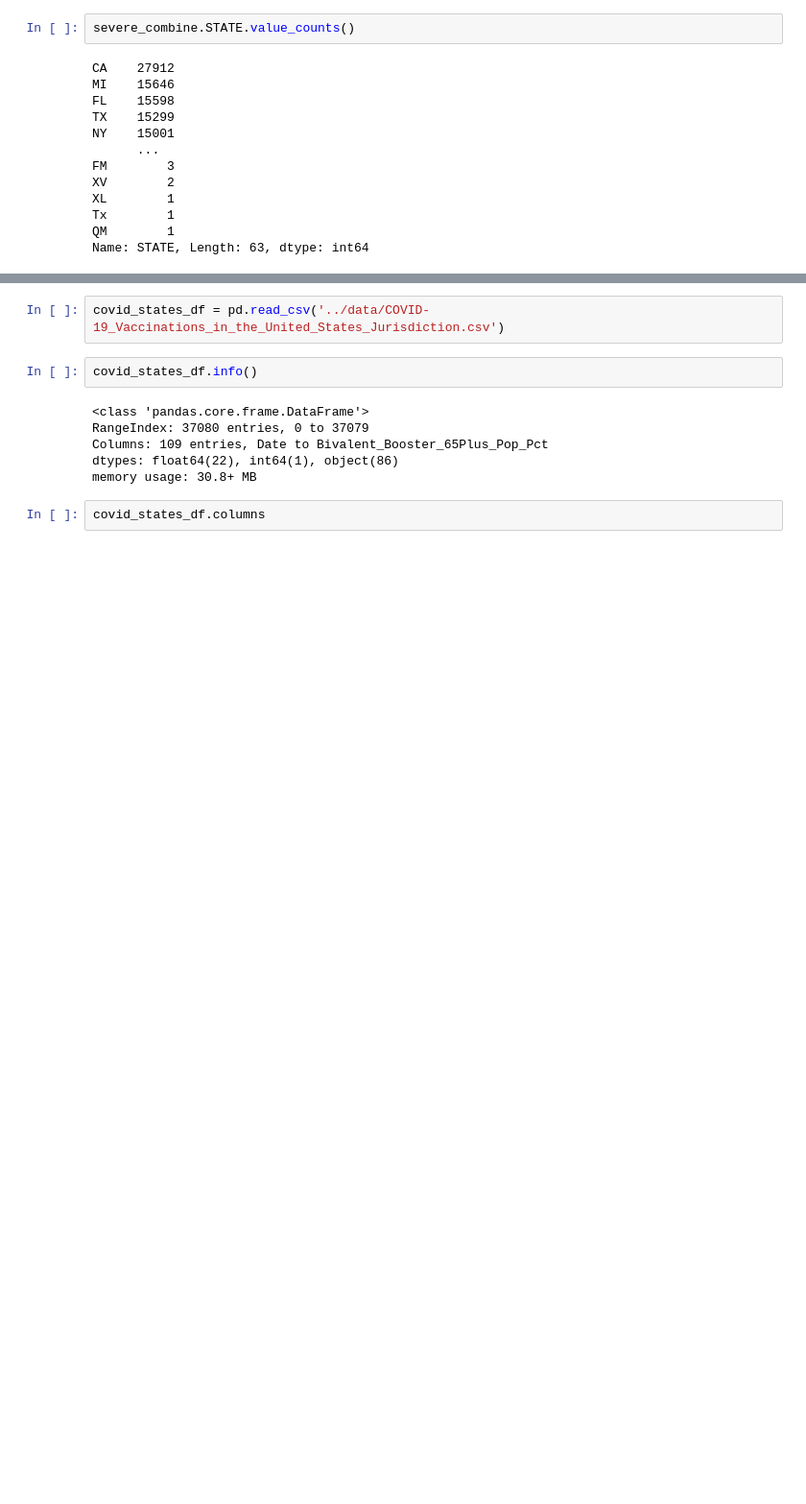
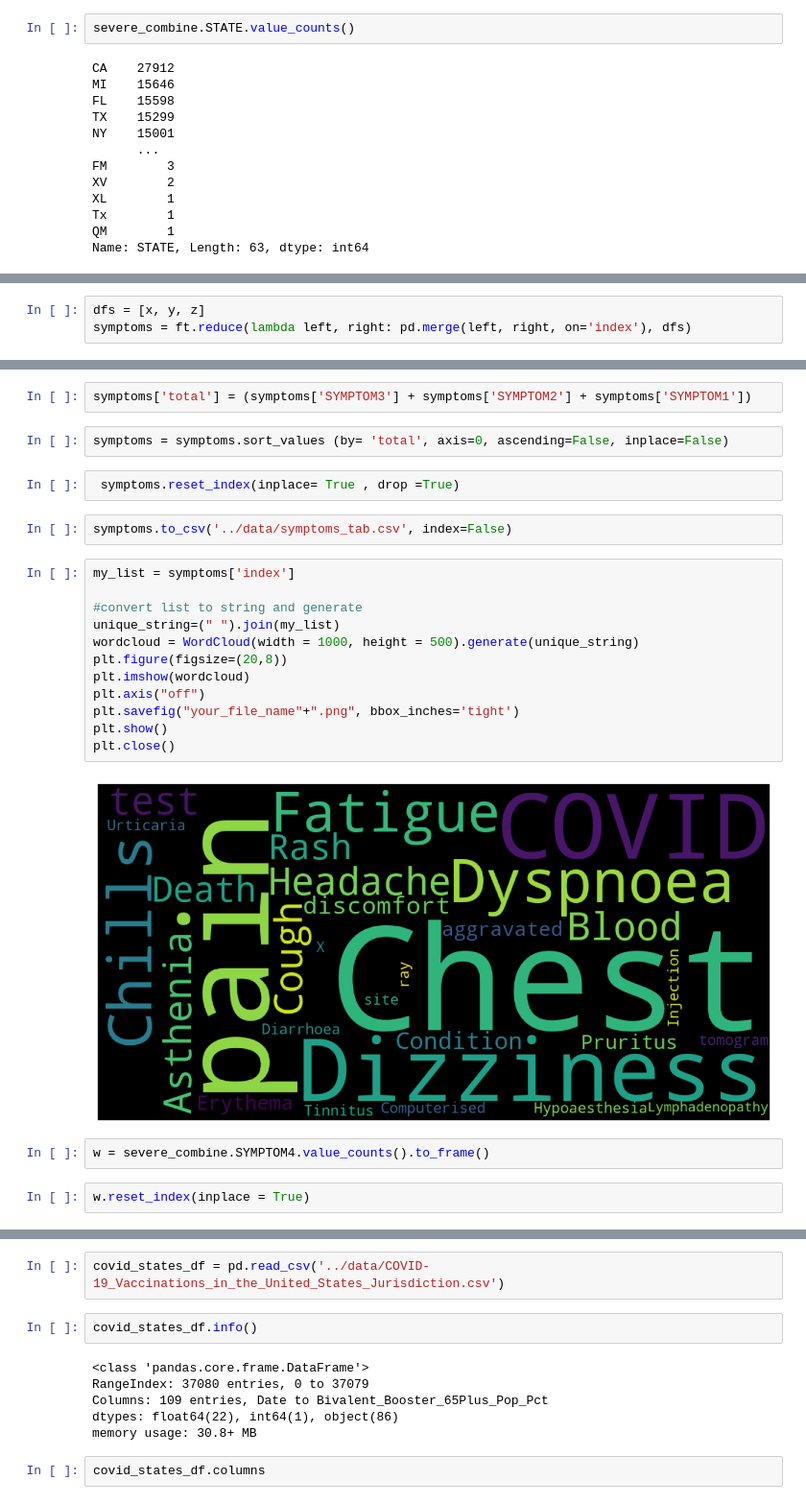
Before and after one commit to DBJoshi/capstone, a Jupyter notebook: notebook/Shree.ipynb, the cells around one changed output, grey strips where cells are left out. Shown at 96% size. Drawn from its saved outputs; the diff is of its cells as text; blank space fills up the shorter version.

```diff
--- a/notebook/Shree.ipynb
+++ b/notebook/Shree.ipynb
@@ -866,0 +528,3 @@ Name: STATE, Length: 63, dtype: int64
+# %%
+dfs = [x, y, z]
+symptoms = ft.reduce(lambda left, right: pd.merge(left, right, on='index'), dfs)
@@ -866,0 +551,26 @@ Name: STATE, Length: 63, dtype: int64
+# %%
+symptoms['total'] = (symptoms['SYMPTOM3'] + symptoms['SYMPTOM2'] + symptoms['SYMPTOM1'])
+# %%
+symptoms = symptoms.sort_values (by= 'total', axis=0, ascending=False, inplace=False)
+# %%
+ symptoms.reset_index(inplace= True , drop =True)
+# %%
+symptoms.to_csv('../data/symptoms_tab.csv', index=False)
+# %%
+my_list = symptoms['index']
+
+#convert list to string and generate
+unique_string=(" ").join(my_list)
+wordcloud = WordCloud(width = 1000, height = 500).generate(unique_string)
+plt.figure(figsize=(20,8))
+plt.imshow(wordcloud)
+plt.axis("off")
+plt.savefig("your_file_name"+".png", bbox_inches='tight')
+plt.show()
+plt.close()
+# %% [output]
+[figure, added]
+# %%
+w = severe_combine.SYMPTOM4.value_counts().to_frame()
+# %%
+w.reset_index(inplace = True)
```
Also changed, not shown: parts of 257 cells of this notebook, 7 other files.
